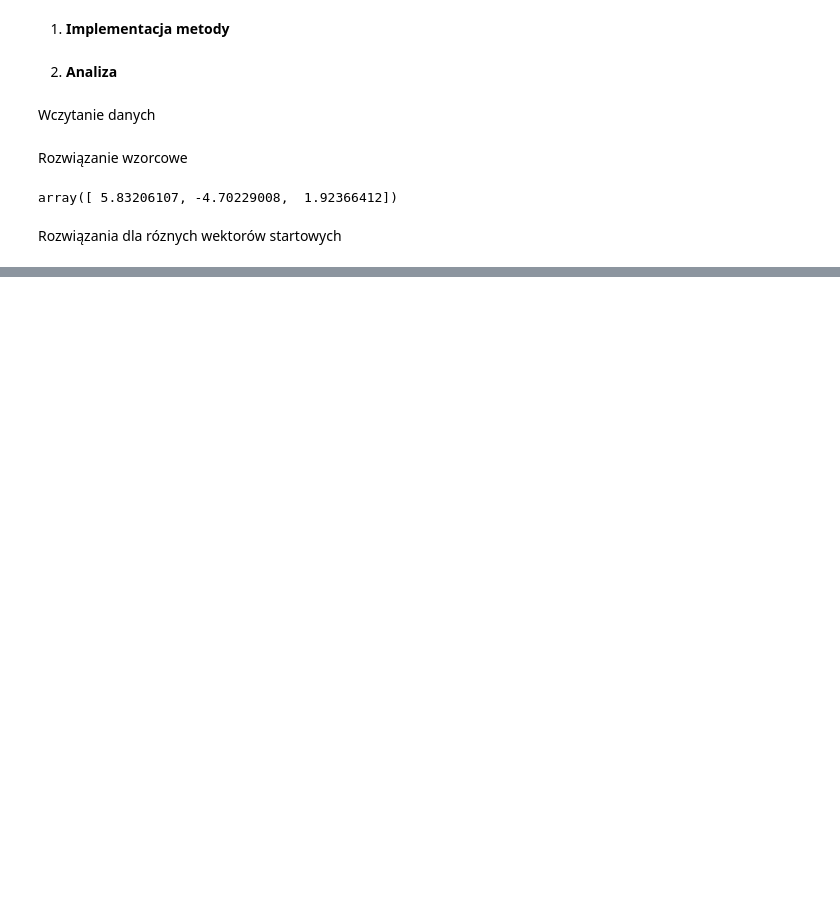
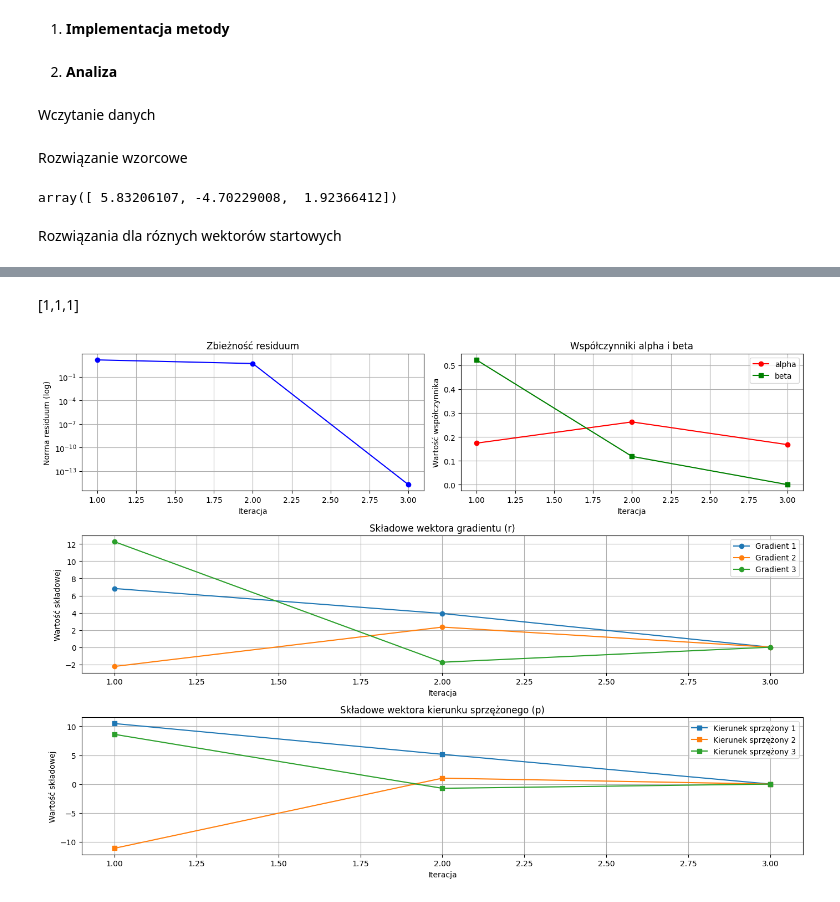
Before and after one commit to jarzeckil/mnum, a Jupyter notebook: lab5/lab5_jarzecki.ipynb, the cells around one changed output, grey strips where cells are left out. Saved outputs shown, nothing was run; the diff lists cells and outputs as text; code cells hidden in the pictures; blank space fills up the shorter version.

```diff
--- a/lab5/lab5_jarzecki.ipynb
+++ b/lab5/lab5_jarzecki.ipynb
@@ -61,0 +153,7 @@ result = [ 5.83206107 -4.70229008  1.92366412], iteration count = 6
+# %% [markdown]
+[1,1,1]
+# %%
+history = detailed_cgm_analysis(A, b, x0_1)
+plot_detailed_cgm(history)
+# %% [output]
+[figure, added]
```
Also changed, not shown: parts of 13 cells of this notebook, 1 other file.
